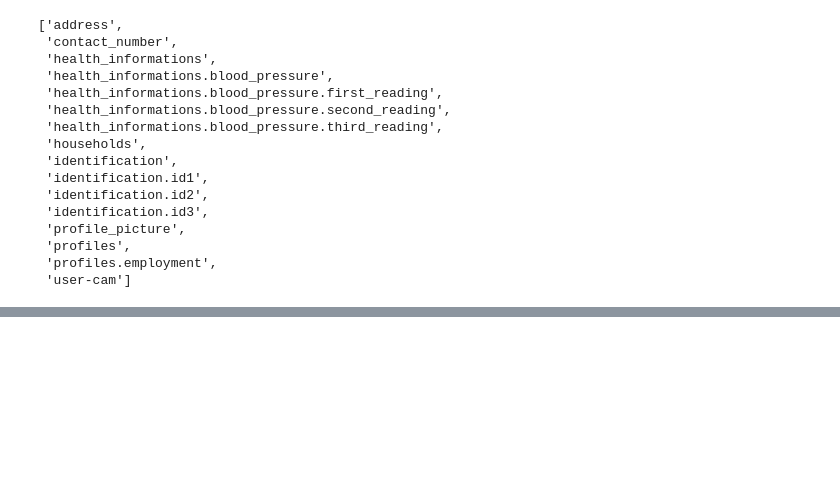
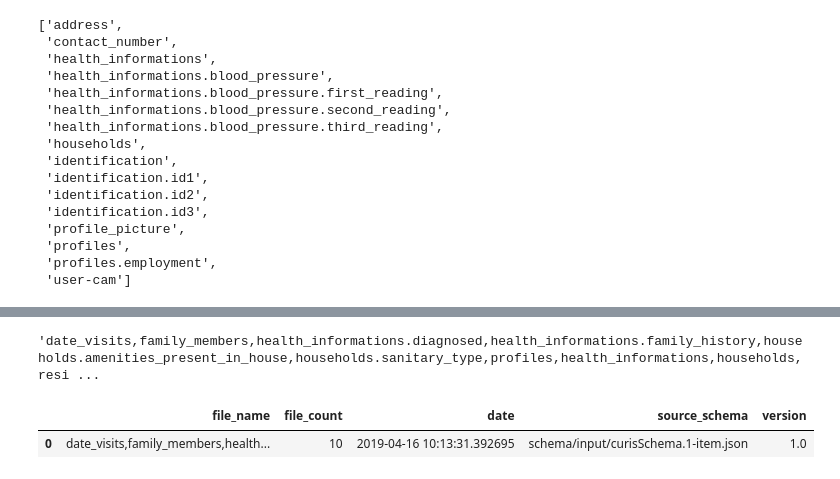
Before and after one commit to philipsales/nestedJSON-to-SQL, a Jupyter notebook: schema_flattener.ipynb, the cells around one changed output, grey strips where cells are left out. Cells and saved outputs as stored; diff of their text form; code cells hidden in the pictures; blank space fills up the shorter version.

Commit message:
Add iteration for raw data

```diff
--- a/schema_flattener.ipynb
+++ b/schema_flattener.ipynb
@@ -491,0 +483,21 @@ main_resident_df
+# %%
+filenames_list = array_headers + list(dd_non_root)
+#filenames_list = list(dd_non_root)
+filenames_list.append('resident')
+
+foo = ",".join(filenames_list)
+foo
+# %% [output]
+'date_visits,family_members,health_informations.diagnosed,health_informations.family_history,households.amenities_present_in_house,households.sanitary_type,profiles,health_informations,households,resi ...
+# %%
+schema_desc_df = pd.DataFrame()
+# %%
+schema_desc_df['file_name'] = [foo]
+schema_desc_df['file_count']  = len(filenames_list)
+schema_desc_df['date'] = pd.to_datetime('today')
+schema_desc_df['source_schema'] = input_schema_file
+schema_desc_df['version'] = '1.0'
+schema_desc_df
+# %% [output]
+|  | file_name | file_count | date | source_schema | version |
+| 0 | date_visits,family_members,health... | 10 | 2019-04-16 10:13:31.392695 | schema/input/curisSchema.1-item.json | 1.0 |
```
Also changed, not shown: parts of 14 cells of this notebook, 16 other files.
